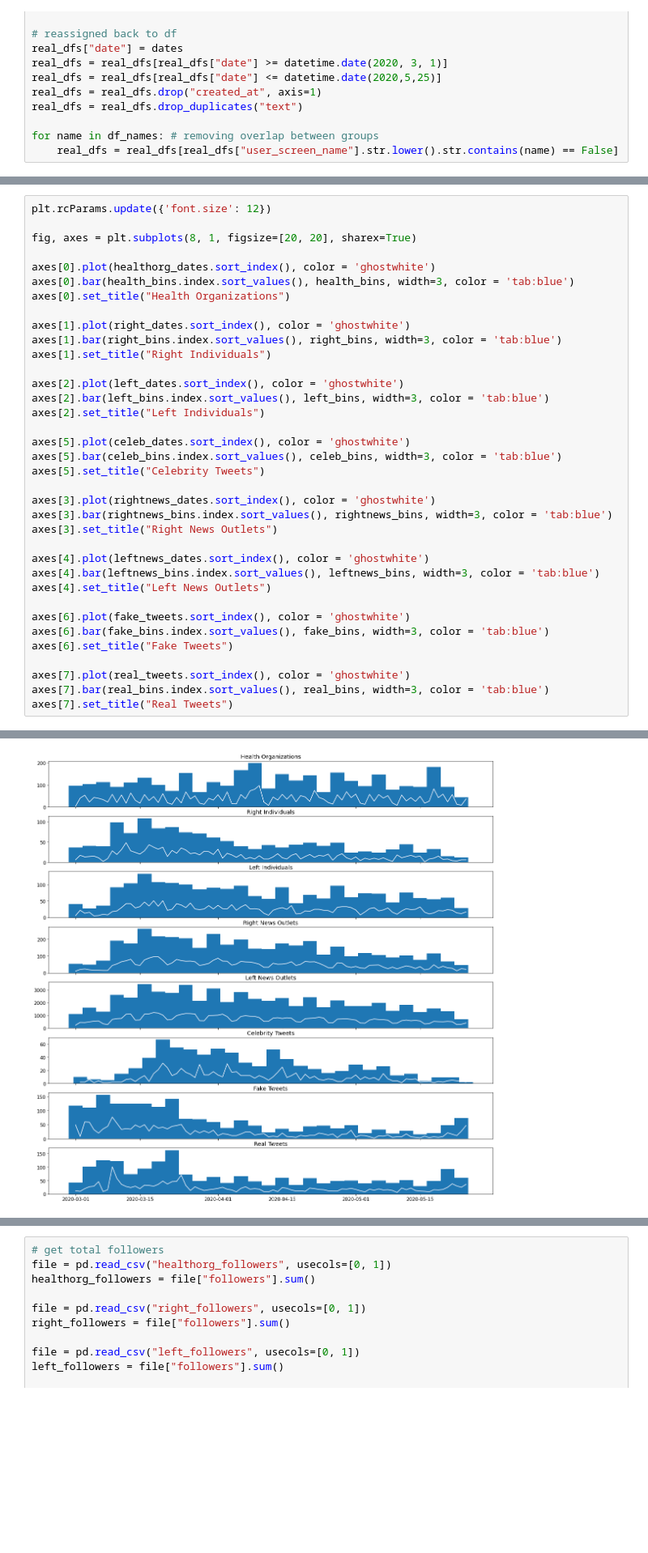
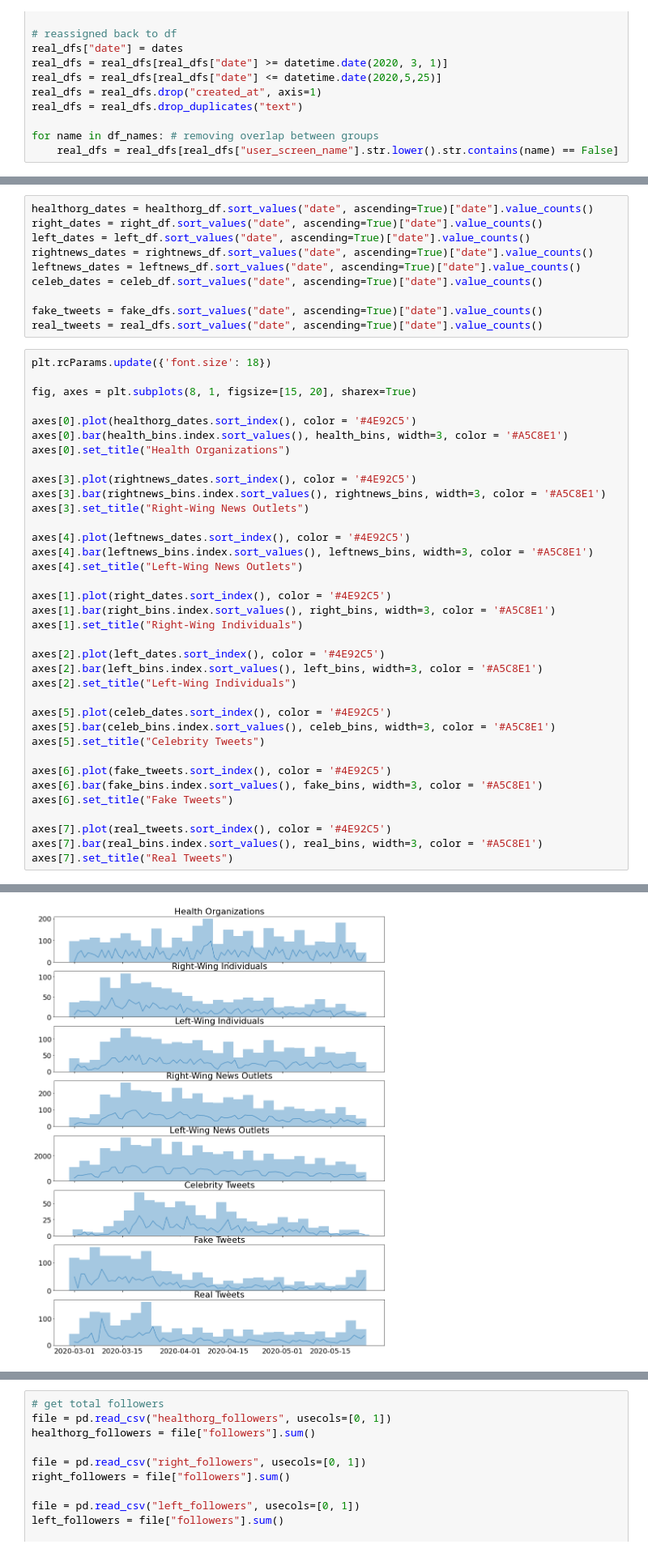
Before and after one commit to jennifertramsu/bdc2021, a Jupyter notebook: Datasets/get_covid.ipynb, the cells around one changed output, grey strips where cells are left out. Shown at 81% size. Cells and saved outputs as stored; diff of their text form; blank space fills up the shorter version.

```diff
--- a/Datasets/get_covid.ipynb
+++ b/Datasets/get_covid.ipynb
@@ -378,39 +378,49 @@ Text(0.5, 1.0, 'Real Tweets')
+# %%
+healthorg_dates = healthorg_df.sort_values("date", ascending=True)["date"].value_counts()
+right_dates = right_df.sort_values("date", ascending=True)["date"].value_counts()
+left_dates = left_df.sort_values("date", ascending=True)["date"].value_counts()
+rightnews_dates = rightnews_df.sort_values("date", ascending=True)["date"].value_counts()
+leftnews_dates = leftnews_df.sort_values("date", ascending=True)["date"].value_counts()
+celeb_dates = celeb_df.sort_values("date", ascending=True)["date"].value_counts()
+
+fake_tweets = fake_dfs.sort_values("date", ascending=True)["date"].value_counts()
+real_tweets = real_dfs.sort_values("date", ascending=True)["date"].value_counts()
 # %%
-plt.rcParams.update({'font.size': 12})
+plt.rcParams.update({'font.size': 18})
 
-fig, axes = plt.subplots(8, 1, figsize=[20, 20], sharex=True)
+fig, axes = plt.subplots(8, 1, figsize=[15, 20], sharex=True)
 
-axes[0].plot(healthorg_dates.sort_index(), color = 'ghostwhite')
-axes[0].bar(health_bins.index.sort_values(), health_bins, width=3, color = 'tab:blue')
+axes[0].plot(healthorg_dates.sort_index(), color = '#4E92C5')
+axes[0].bar(health_bins.index.sort_values(), health_bins, width=3, color = '#A5C8E1')
 axes[0].set_title("Health Organizations")
 
-axes[1].plot(right_dates.sort_index(), color = 'ghostwhite')
-axes[1].bar(right_bins.index.sort_values(), right_bins, width=3, color = 'tab:blue')
-axes[1].set_title("Right Individuals")
+axes[3].plot(rightnews_dates.sort_index(), color = '#4E92C5')
+axes[3].bar(rightnews_bins.index.sort_values(), rightnews_bins, width=3, color = '#A5C8E1')
+axes[3].set_title("Right-Wing News Outlets")
 
-axes[2].plot(left_dates.sort_index(), color = 'ghostwhite')
-axes[2].bar(left_bins.index.sort_values(), left_bins, width=3, color = 'tab:blue')
-axes[2].set_title("Left Individuals")
+axes[4].plot(leftnews_dates.sort_index(), color = '#4E92C5')
+axes[4].bar(leftnews_bins.index.sort_values(), leftnews_bins, width=3, color = '#A5C8E1')
+axes[4].set_title("Left-Wing News Outlets")
 
-axes[5].plot(celeb_dates.sort_index(), color = 'ghostwhite')
-axes[5].bar(celeb_bins.index.sort_values(), celeb_bins, width=3, color = 'tab:blue')
+axes[1].plot(right_dates.sort_index(), color = '#4E92C5')
+axes[1].bar(right_bins.index.sort_values(), right_bins, width=3, color = '#A5C8E1')
+axes[1].set_title("Right-Wing Individuals")
+
+axes[2].plot(left_dates.sort_index(), color = '#4E92C5')
+axes[2].bar(left_bins.index.sort_values(), left_bins, width=3, color = '#A5C8E1')
+axes[2].set_title("Left-Wing Individuals")
+
+axes[5].plot(celeb_dates.sort_index(), color = '#4E92C5')
+axes[5].bar(celeb_bins.index.sort_values(), celeb_bins, width=3, color = '#A5C8E1')
 axes[5].set_title("Celebrity Tweets")
 
-axes[3].plot(rightnews_dates.sort_index(), color = 'ghostwhite')
-axes[3].bar(rightnews_bins.index.sort_values(), rightnews_bins, width=3, color = 'tab:blue')
-axes[3].set_title("Right News Outlets")
-
-axes[4].plot(leftnews_dates.sort_index(), color = 'ghostwhite')
-axes[4].bar(leftnews_bins.index.sort_values(), leftnews_bins, width=3, color = 'tab:blue')
-axes[4].set_title("Left News Outlets")
-
-axes[6].plot(fake_tweets.sort_index(), color = 'ghostwhite')
-axes[6].bar(fake_bins.index.sort_values(), fake_bins, width=3, color = 'tab:blue')
+axes[6].plot(fake_tweets.sort_index(), color = '#4E92C5')
+axes[6].bar(fake_bins.index.sort_values(), fake_bins, width=3, color = '#A5C8E1')
 axes[6].set_title("Fake Tweets")
 
-axes[7].plot(real_tweets.sort_index(), color = 'ghostwhite')
-axes[7].bar(real_bins.index.sort_values(), real_bins, width=3, color = 'tab:blue')
+axes[7].plot(real_tweets.sort_index(), color = '#4E92C5')
+axes[7].bar(real_bins.index.sort_values(), real_bins, width=3, color = '#A5C8E1')
 axes[7].set_title("Real Tweets")
 # %% [output]
 Text(0.5, 1.0, 'Real Tweets')
-[figure, old version]
+[figure, new version]
```
Also changed, not shown: parts of 3 cells of this notebook, 3 other files.
